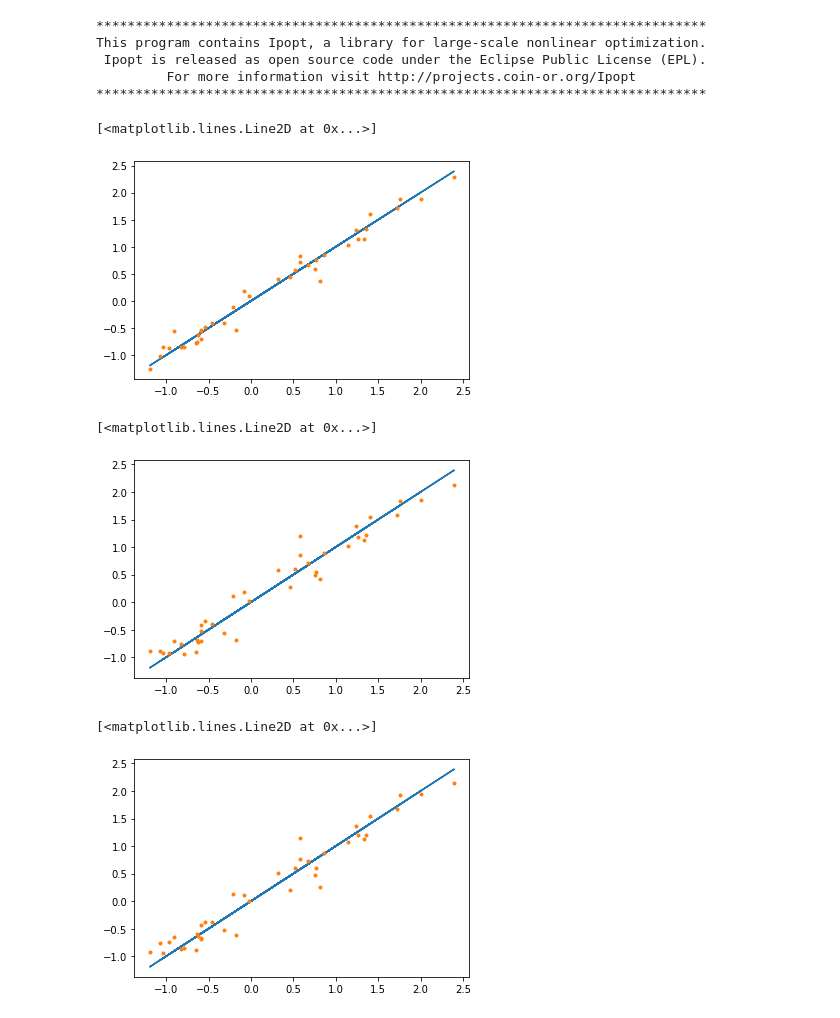
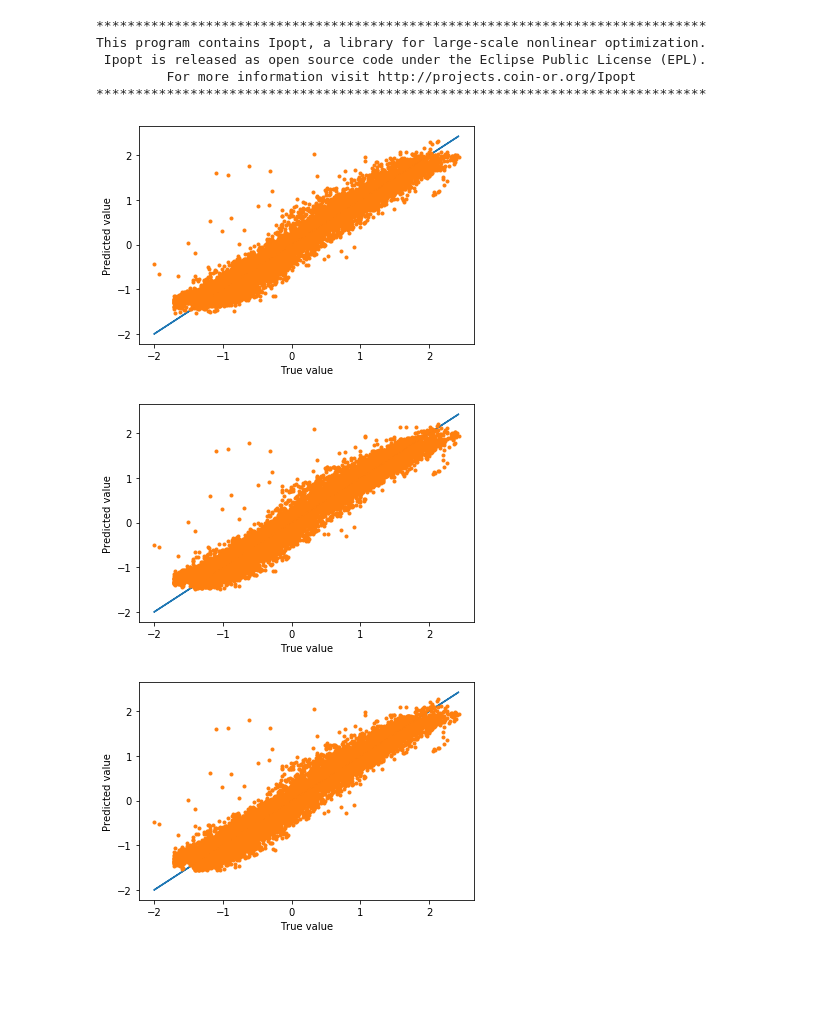
Before and after one commit to dinesh-krishnamoorthy/sADMM, a Jupyter notebook: python implementation/CCPP_surrogateModelling_l2reg/CCPP_MLP.ipynb, the cells around one changed output. Drawn from its saved outputs; the diff is of its cells as text; code cells hidden in the pictures; blank space fills up the shorter version.

```diff
--- a/python implementation/CCPP_surrogateModelling_l2reg/CCPP_MLP.ipynb
+++ b/python implementation/CCPP_surrogateModelling_l2reg/CCPP_MLP.ipynb
@@ -11,37 +11,39 @@ raw = pd.read_csv("CCPP.csv")
 # scale data to have zero mean and std = 1
 scaler = StandardScaler()
 data = scaler.fit_transform(raw)
 
-x = data[0:40,0:4]
+x = data[:,0:4]
 #x['bias'] = np.ones(x.shape[0])
 #x = x.to_numpy()
 
-y = data[0:40,4]
+y = data[:,4]
 #y = y.to_numpy()
 y = y.reshape(-1,1)
 
 nu = 4                     # no. of inputs
 ny = 1                     # no. of outputs
 nn = 5                     # no. of neurons
 nw =  nu*nn+nn+ny*nn+ny    # no. of parameters
 
 # Solve centralized optimization
 solver,nlp = sADMM.MLP_regression(x,y,nn)
 Primal,Dual,f = sADMM.solvenlp(solver,nlp)
 w_opt = Primal.full()
 
 # Prediction
 y_pred0 = sADMM.MLP(x,w_opt,4,5,1)
 plt.plot(y,y)
 plt.plot(y,y_pred0.full().reshape(-1,1),'.')
+plt.ylabel('Predicted value')
+plt.xlabel('True value')
+plt.show()
 # %% [output]
 ******************************************************************************
 This program contains Ipopt, a library for large-scale nonlinear optimization.
  Ipopt is released as open source code under the Eclipse Public License (EPL).
          For more information visit http://projects.coin-or.org/Ipopt
 ******************************************************************************
-[<matplotlib.lines.Line2D at 0x...>]
-[figure, old version]
+[figure, new version]
 # %%
 
 N = 4
@@ -94,9 +96,11 @@ xavg = xavg/5
 y_pred0 = sADMM.MLP(x,xavg.full(),4,5,1)
 plt.plot(y,y)
 plt.plot(y,y_pred0.full().reshape(-1,1),'.')
+plt.ylabel('Predicted value')
+plt.xlabel('True value')
+plt.show()
 # %% [output]
-[<matplotlib.lines.Line2D at 0x...>]
-[figure, old version]
+[figure, new version]
 # %%
 x0_opt = xinit   # initial guess for x0
 lam = np.ones(nw)      # initial guess for lambda_i
@@ -104,7 +108,7 @@ Lam = []
 for i in range(0,len(solvers)):
     Lam.append(lam)  # Lam = [lambda_1,...lambda_N]
 
-x0_opt,x_opt,r_prml1,r_dual1  = sADMM.sADMM_consensus(solvers,nlps,solver0,nlp0,x0_opt,Lam,rho,tol=0.0000002,MaxIter=30)
+x0_opt,x_opt,r_prml1,r_dual1,r_app  = sADMM.sADMM_consensus(solvers,nlps,solver0,nlp0,x0_opt,Lam,rho,tol=0.0000002,MaxIter=30)
 
 # Prediction
 xavg = 0
@@ -116,9 +120,11 @@ xavg = xavg/5
 y_pred0 = sADMM.MLP(x,xavg.full(),4,5,1)
 plt.plot(y,y)
 plt.plot(y,y_pred0.full().reshape(-1,1),'.')
+plt.ylabel('Predicted value')
+plt.xlabel('True value')
+plt.show()
 # %% [output]
-[<matplotlib.lines.Line2D at 0x...>]
-[figure, old version]
+[figure, new version]
 # %%
 
 plt.plot(r_prml)
```
Also changed, not shown: parts of 4 cells of this notebook, 2 other files.
